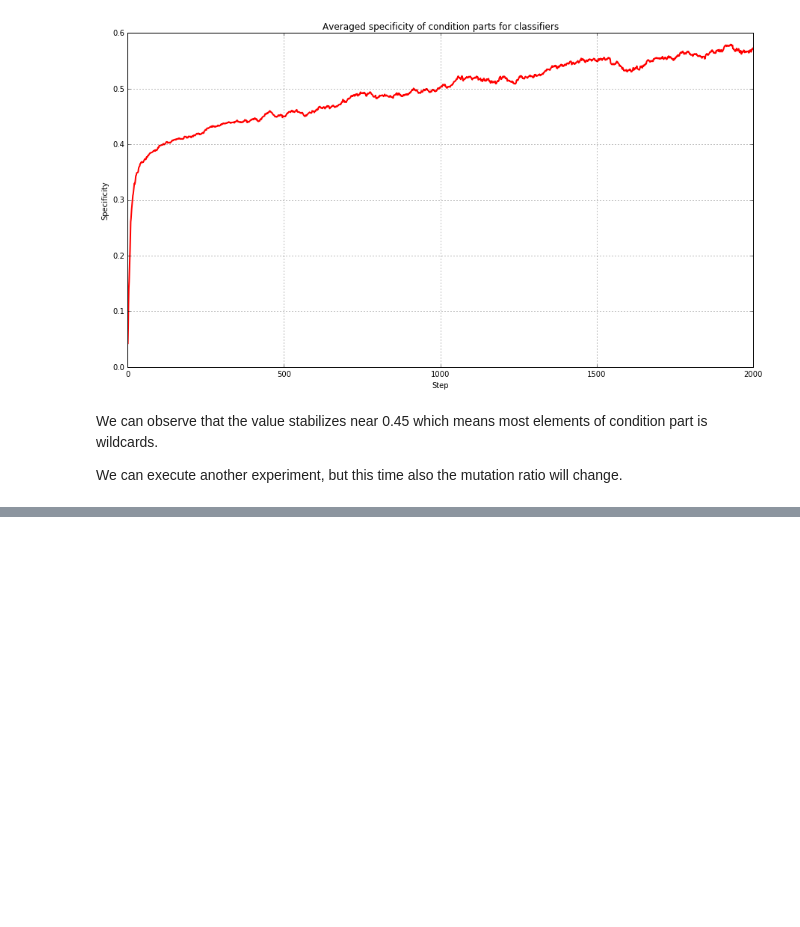
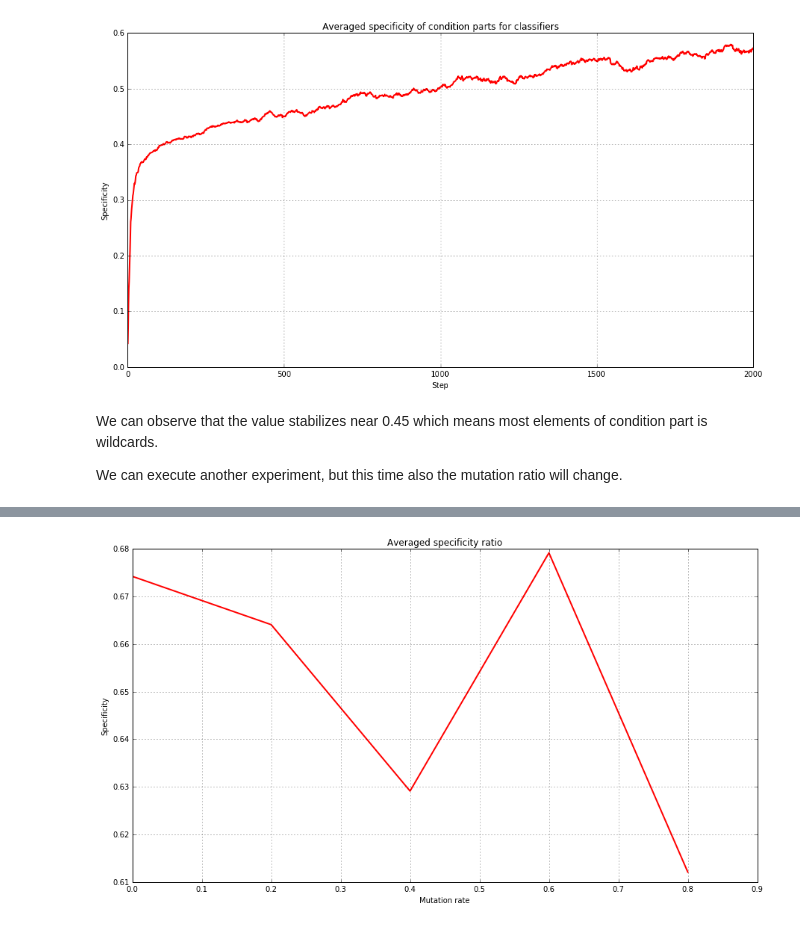
Before and after one commit to ParrotPrediction/pyalcs, a Jupyter notebook: examples/notebooks/ACS2 in Maze.ipynb, the cells around one changed output, grey strips where cells are left out. Saved outputs shown, nothing was run; the diff lists cells and outputs as text; code cells hidden in the pictures; blank space fills up the shorter version.

Commit message:
Try to plot mutation rate impact

```diff
--- a/examples/notebooks/ACS2 in Maze.ipynb
+++ b/examples/notebooks/ACS2 in Maze.ipynb
@@ -296,0 +300,9 @@ The following image presents how the alternative plot can look like:
+# %%
+# Create an array containing possible values of mutation rate
+mutation_rates = np.arange(0, 1, 0.2)
+
+# Number of experiments
+EXPERIMENTS = 2
+
+# Number of steps in each experiment
+STEPS = 10000
@@ -296,0 +354,13 @@ The following image presents how the alternative plot can look like:
+# %%
+def get_avg_specificity_by_mutation_rate(performance):
+    last_as_by_experiment = pd.DataFrame(performance
+                                         .groupby(['experiment_id','mutation_rate'])['average_specificity']
+                                         .last())
+    last_as_by_experiment.reset_index(inplace=True)
+
+    avg_as_by_mutation_rate = pd.DataFrame(last_as_by_experiment
+                                           .groupby(['mutation_rate'])['average_specificity']
+                                           .mean())
+    avg_as_by_mutation_rate.reset_index(inplace=True)
+
+    return avg_as_by_mutation_rate
@@ -296,0 +369,3 @@ The following image presents how the alternative plot can look like:
+# %%
+avg_as_by_mutation_rate = get_avg_specificity_by_mutation_rate(performance)
+avg_as_by_mutation_rate
@@ -296,0 +379,13 @@ The following image presents how the alternative plot can look like:
+# %%
+fig = plt.figure(figsize=(15, 8), dpi=100)
+
+plt.plot(avg_as_by_mutation_rate['mutation_rate'],
+         avg_as_by_mutation_rate['average_specificity'], 'r', linewidth=2)
+plt.title('Averaged specificity ratio')
+plt.xlabel('Mutation rate')
+plt.ylabel('Specificity')
+
+plt.grid(True)
+plt.show()
+# %% [output]
+[figure, added]
```
Also changed, not shown: parts of 7 cells of this notebook, 7 other files.
